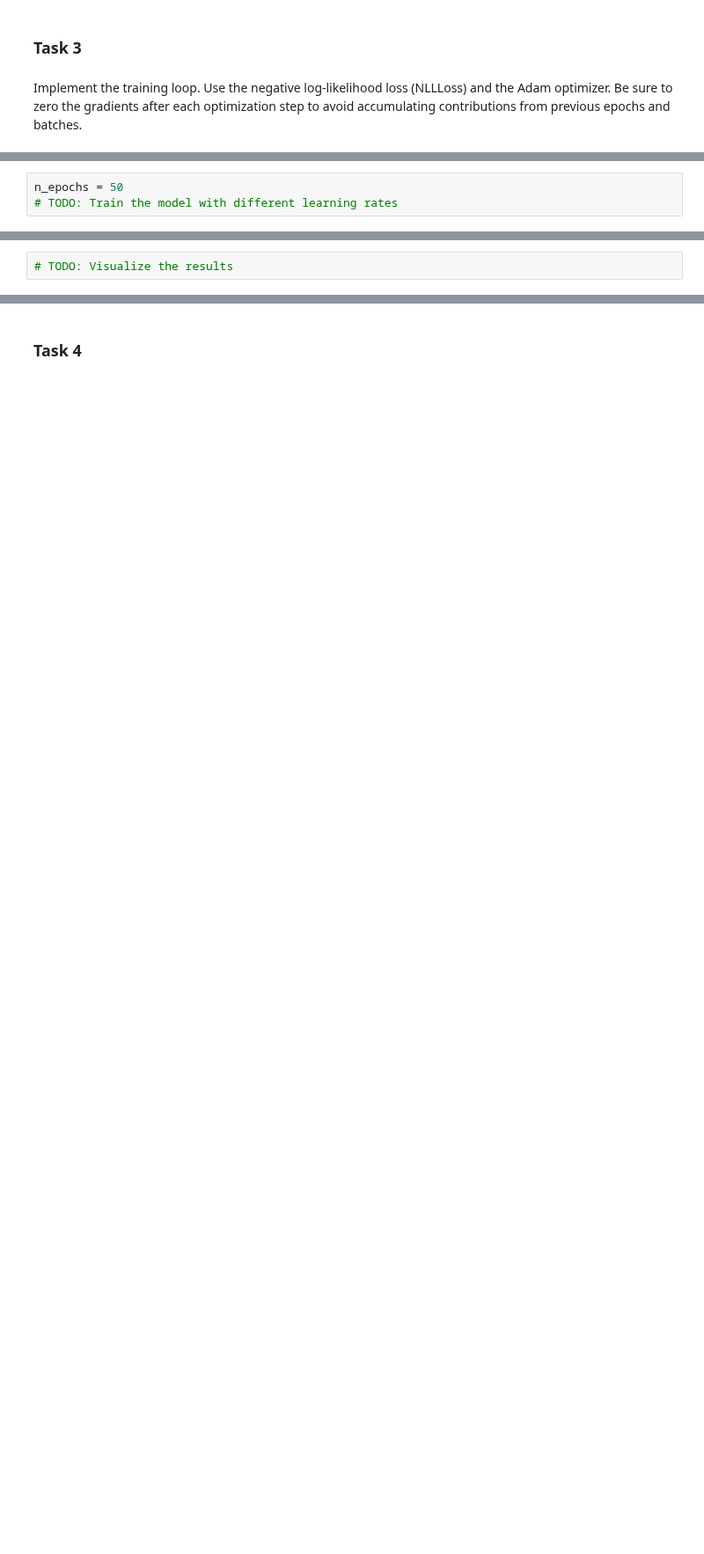
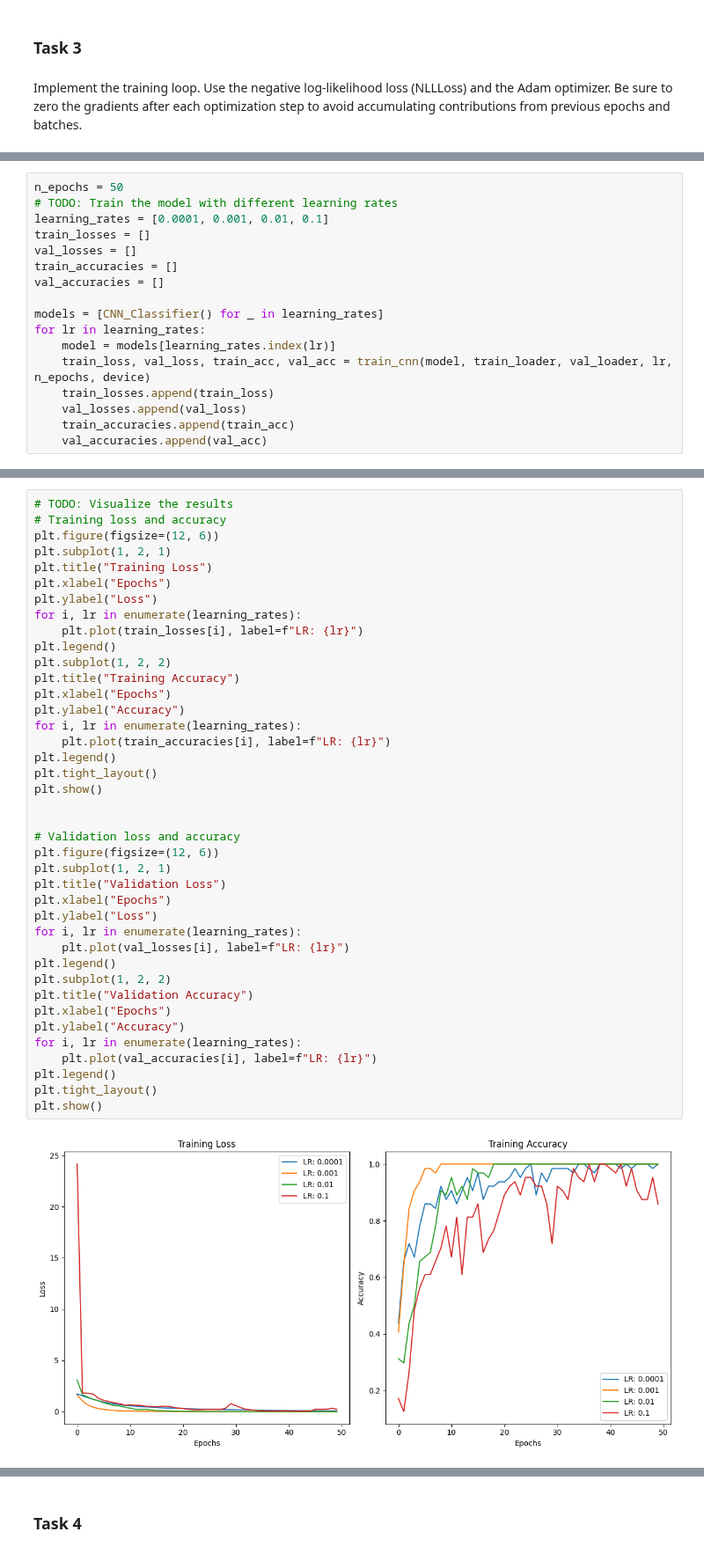
Before and after one commit to emit33/MLE, a Jupyter notebook: sheet06/MLE25_sheet06.ipynb, the cells around one changed output, grey strips where cells are left out. Shown at 88% size. Drawn from its saved outputs; the diff is of its cells as text; blank space fills up the shorter version.

```diff
--- a/sheet06/MLE25_sheet06.ipynb
+++ b/sheet06/MLE25_sheet06.ipynb
@@ -188,3 +275,17 @@ def train_cnn(model, train_loader, val_loader, lr, n_epochs, device):
 # %%
 n_epochs = 50
 # TODO: Train the model with different learning rates
+learning_rates = [0.0001, 0.001, 0.01, 0.1]
+train_losses = []
+val_losses = []
+train_accuracies = []
+val_accuracies = []
+
+models = [CNN_Classifier() for _ in learning_rates]
+for lr in learning_rates:
+    model = models[learning_rates.index(lr)]
+    train_loss, val_loss, train_acc, val_acc = train_cnn(model, train_loader, val_loader, lr, n_epochs, device)
+    train_losses.append(train_loss)
+    val_losses.append(val_loss)
+    train_accuracies.append(train_acc)
+    val_accuracies.append(val_acc)
@@ -191,2 +310,42 @@ n_epochs = 50
 # %%
 # TODO: Visualize the results
+# Training loss and accuracy
+plt.figure(figsize=(12, 6))
+plt.subplot(1, 2, 1)
+plt.title("Training Loss")
+plt.xlabel("Epochs")
+plt.ylabel("Loss")
+for i, lr in enumerate(learning_rates):
+    plt.plot(train_losses[i], label=f"LR: {lr}")
+plt.legend()
+plt.subplot(1, 2, 2)
+plt.title("Training Accuracy")
+plt.xlabel("Epochs")
+plt.ylabel("Accuracy")
+for i, lr in enumerate(learning_rates):
+    plt.plot(train_accuracies[i], label=f"LR: {lr}")
+plt.legend()
+plt.tight_layout()
+plt.show()
+
+
+# Validation loss and accuracy
+plt.figure(figsize=(12, 6))
+plt.subplot(1, 2, 1)
+plt.title("Validation Loss")
+plt.xlabel("Epochs")
+plt.ylabel("Loss")
+for i, lr in enumerate(learning_rates):
+    plt.plot(val_losses[i], label=f"LR: {lr}")
+plt.legend()
+plt.subplot(1, 2, 2)
+plt.title("Validation Accuracy")
+plt.xlabel("Epochs")
+plt.ylabel("Accuracy")
+for i, lr in enumerate(learning_rates):
+    plt.plot(val_accuracies[i], label=f"LR: {lr}")
+plt.legend()
+plt.tight_layout()
+plt.show()
+# %% [output]
+[figure, added]
```
Also changed, not shown: parts of 13 cells of this notebook.
